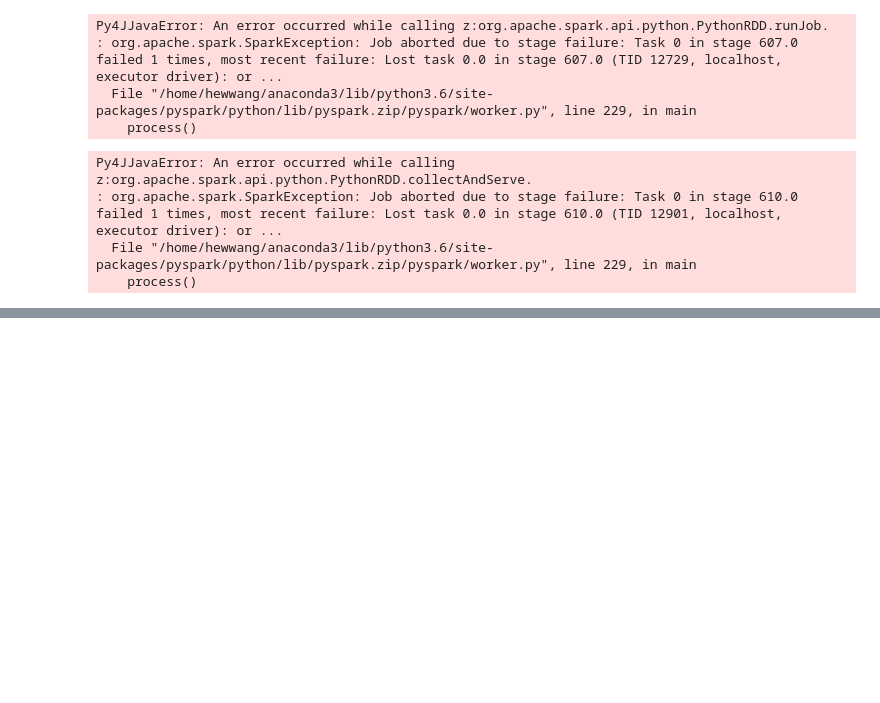
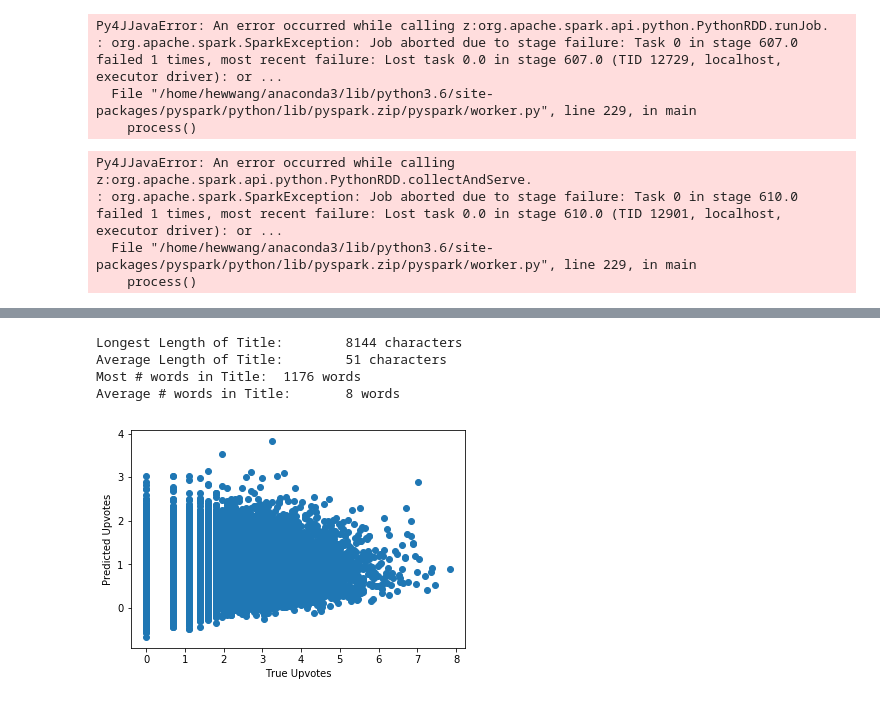
Before and after one commit to w1990ww1990w/CS5344_G15, a Jupyter notebook: Big_WJ.ipynb, the cells around one changed output, grey strips where cells are left out. Saved outputs shown, nothing was run; the diff lists cells and outputs as text; code cells hidden in the pictures; blank space fills up the shorter version.

```diff
--- a/Big_WJ.ipynb
+++ b/Big_WJ.ipynb
@@ -591,0 +746,10 @@ evaluator.evaluate(predictions)
+# %%
+data = pd.read_csv('Questions.csv',escapechar="\\")
+# %%
+#Here we do nominalization on score column, to take log of score
+data_new = data[['Title', 'Score']]
+data_new.is_copy = False
+data_new[['Score']] = data_new[['Score']].astype(int)
+num = data_new._get_numeric_data()
+num[num < 0] = 0
+data_new['log_Score'] = np.log1p(data_new['Score'])
@@ -591,0 +769,36 @@ evaluator.evaluate(predictions)
+# %%
+max_len_title = max([len(x) for x in data_new['Title']])
+avg_len_title = int(np.mean([len(x) for x in data_new['Title']]))
+max_word_count = max([len(x.split()) for x in data_new['Title']])
+avg_word_count = int(np.mean([len(x.split()) for x in data_new['Title']]))
+
+print('Longest Length of Title: \t{0} characters'.format(max_len_title))
+print('Average Length of Title: \t{0} characters'.format(avg_len_title))
+print('Most # words in Title: \t{0} words'.format(max_word_count))
+print('Average # words in Title: \t{0} words'.format(avg_word_count))
+# %% [output]
+Longest Length of Title:        8144 characters
+Average Length of Title:        51 characters
+Most # words in Title:  1176 words
+Average # words in Title:       8 words
+# %%
+train_titles, test_titles, train_labels, test_labels = train_test_split(data_new.Title,
+                                                                        data_new.log_Score,
+                                                                        test_size=0.30,
+                                                                        random_state=80)
+
+tfidf = TfidfVectorizer(ngram_range=(1,3)).fit(train_titles, train_labels)
+train_titles_tfidf = tfidf.transform(train_titles)
+test_titles_tfidf = tfidf.transform(test_titles)
+
+
+reg = Ridge()
+reg.fit(train_titles_tfidf, train_labels)
+test_predictions = reg.predict(test_titles_tfidf)
+# %%
+plt.scatter(test_labels, test_predictions)
+plt.xlabel('True Upvotes')
+plt.ylabel('Predicted Upvotes')
+plt.show()
+# %% [output]
+[figure, added]
```
Also changed, not shown: parts of 28 cells of this notebook.
